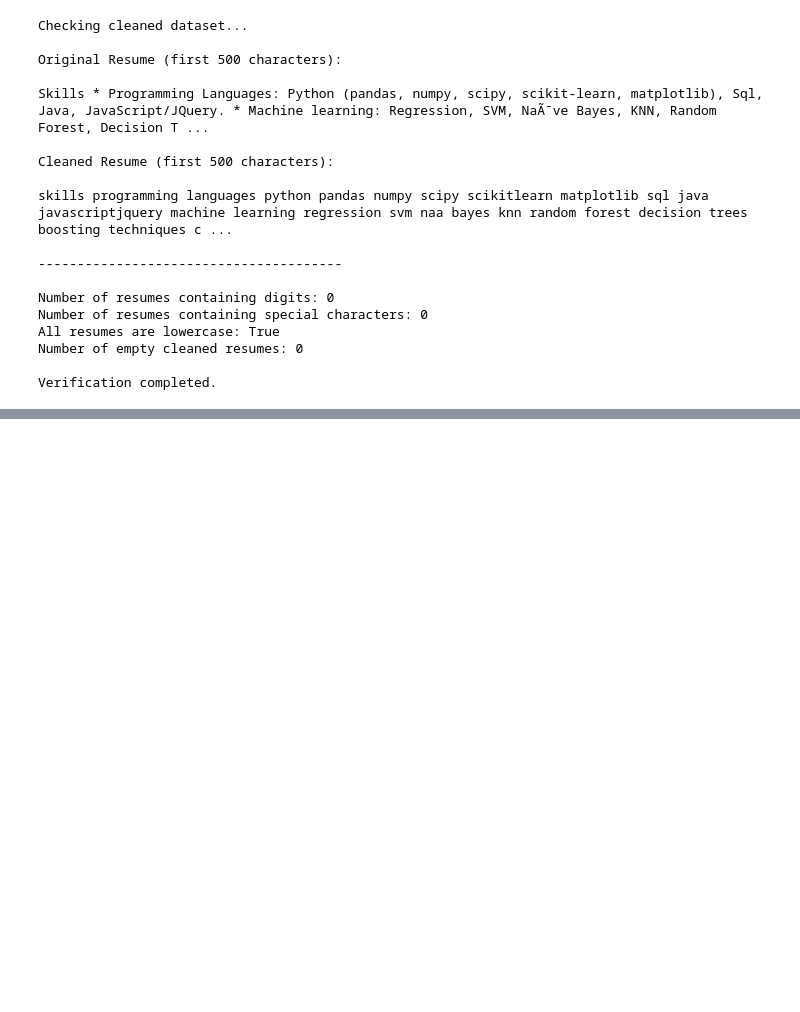
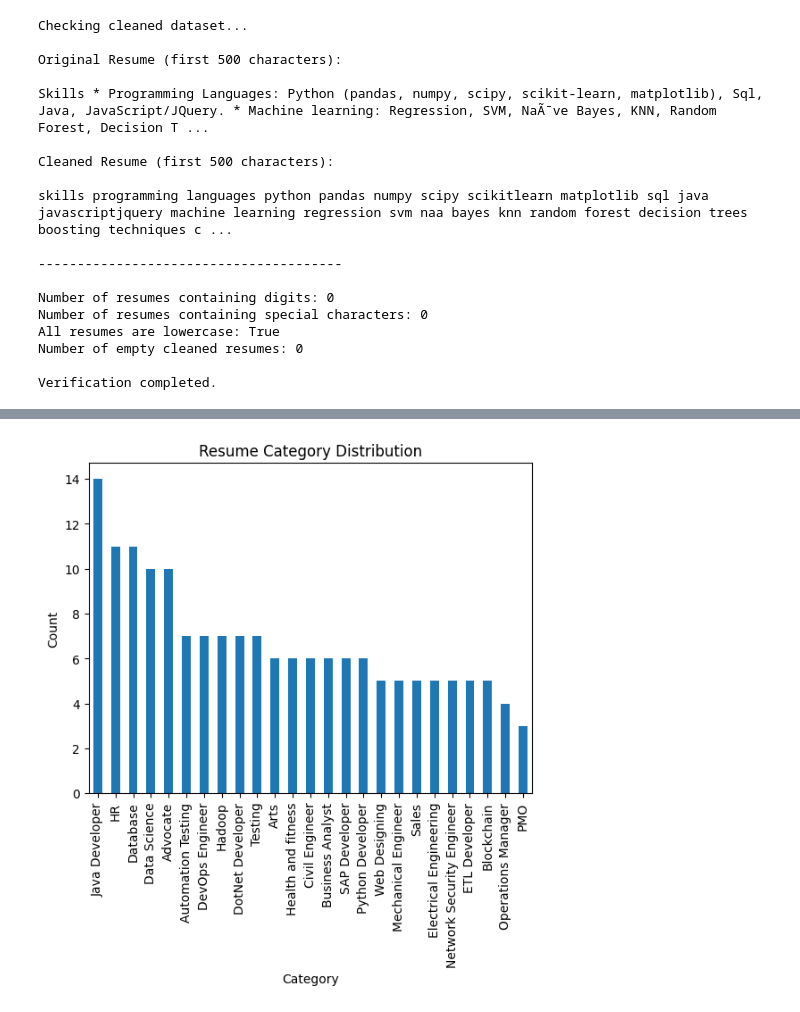
Before and after one commit to TejaswiniR20/Resume-Screening-AI, a Jupyter notebook: notebooks/Day1_Day2_ResumeScreening.ipynb, the cells around one changed output, grey strips where cells are left out. Saved outputs shown, nothing was run; the diff lists cells and outputs as text; code cells hidden in the pictures; blank space fills up the shorter version.

Commit message:
Day2: Completed preprocessing, validation, and visualization

```diff
--- a/notebooks/Day1_Day2_ResumeScreening.ipynb
+++ b/notebooks/Day1_Day2_ResumeScreening.ipynb
@@ -156,3 +181,18 @@ df
 # %%
 #for saving the cleaned dataset
 df.to_csv("cleaned_resume_dataset.csv", index=False)
+# %%
+import matplotlib.pyplot as plt
+
+# Count resume categories (if column exists)
+if 'Category' in df.columns:
+    category_counts = df['Category'].value_counts()
+
+    plt.figure()
+    category_counts.plot(kind='bar')
+    plt.title("Resume Category Distribution")
+    plt.xlabel("Category")
+    plt.ylabel("Count")
+    plt.show()
+# %% [output]
+[figure, added]
```
Also changed, not shown: parts of 6 cells of this notebook, 5 other files.
